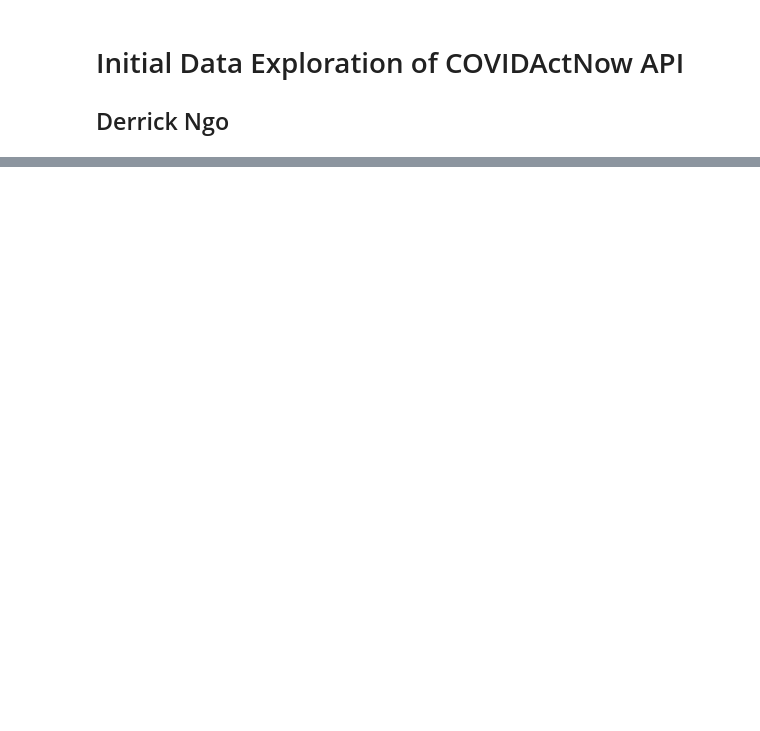
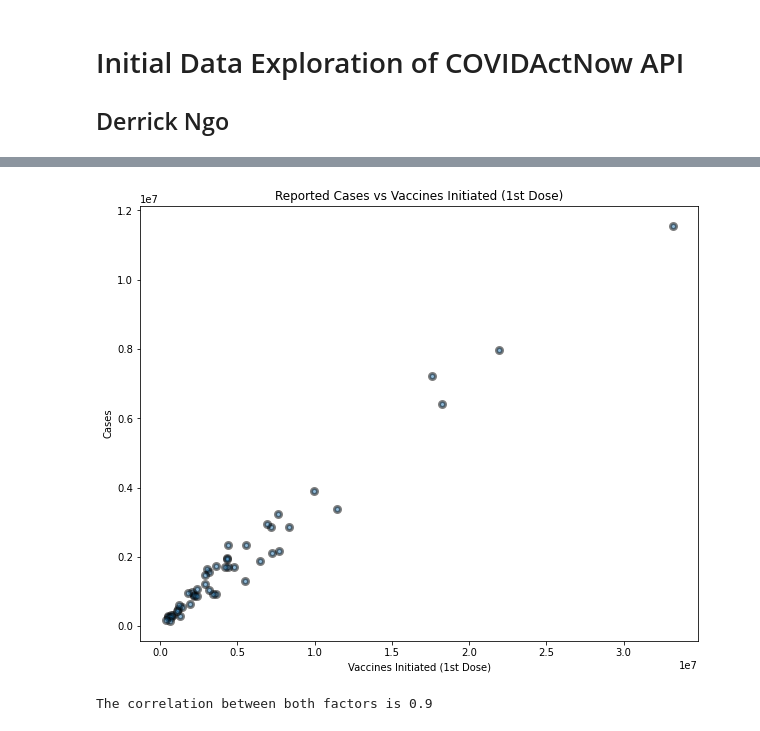
Before and after one commit to xCandy13/bootcamp-project1-healthcare, a Jupyter notebook: initialdata.ipynb, the cells around one changed output, grey strips where cells are left out. Cells and saved outputs as stored; diff of their text form; code cells hidden in the pictures; blank space fills up the shorter version.

```diff
--- a/initialdata.ipynb
+++ b/initialdata.ipynb
@@ -85,0 +143,24 @@ states_df2.to_csv('StatesCleaned.csv')
+# %%
+
+# Create a scatter plot for cases vs vaccines temperature.
+#fig1, ax1 = plt.subplots(figsize=(10,8))
+x_values = vacc_data['Vaccines Initiated (1st Dose)']
+y_values = vacc_data['Cases']
+fig1, ax1 = plt.subplots(figsize=(10,8))
+plt.scatter(x_values, y_values,alpha = 0.50, edgecolors = "k", linewidths = 3)
+plt.xlabel('Vaccines Initiated (1st Dose)')
+plt.ylabel('Cases')
+plt.title("Reported Cases vs Vaccines Initiated (1st Dose)")
+#plt.grid()
+#plt.savefig("./output_data/latitude_vs_temperature.png", bbox_inches="tight")
+plt.show()
+# %% [output]
+[figure, added]
+# %%
+# The Pearson correlation coefficient between "1st Vaccine Dose" and "Cases"
+cases = vacc_data.iloc[:,7]
+first_dose = vacc_data.iloc[:,12]
+correlation = st.pearsonr(cases,first_dose)
+print(f"The correlation between both factors is {round(correlation[0],2)}")
+# %% [output]
+The correlation between both factors is 0.9
```
Also changed, not shown: parts of 12 cells of this notebook, 3 other files.
